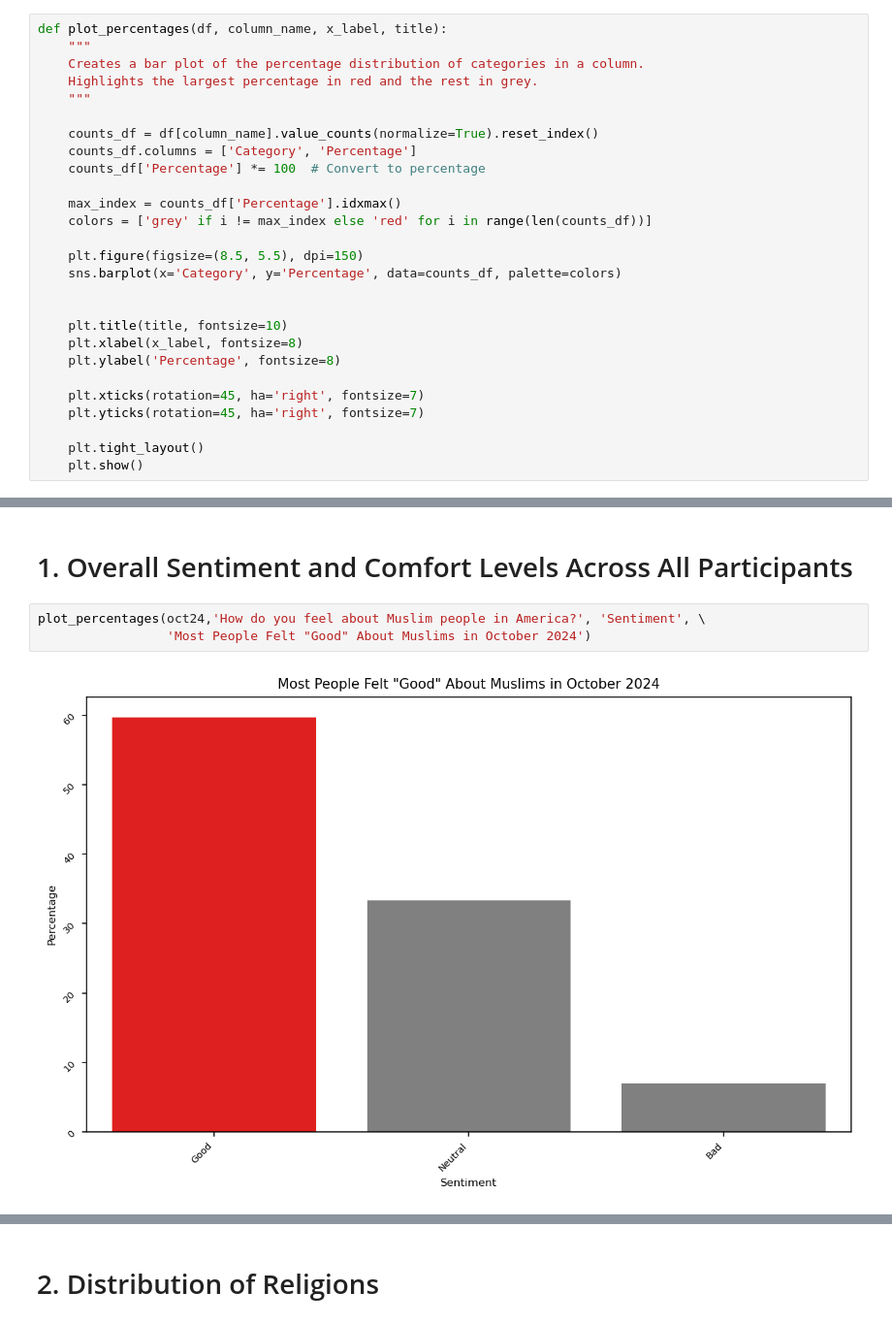
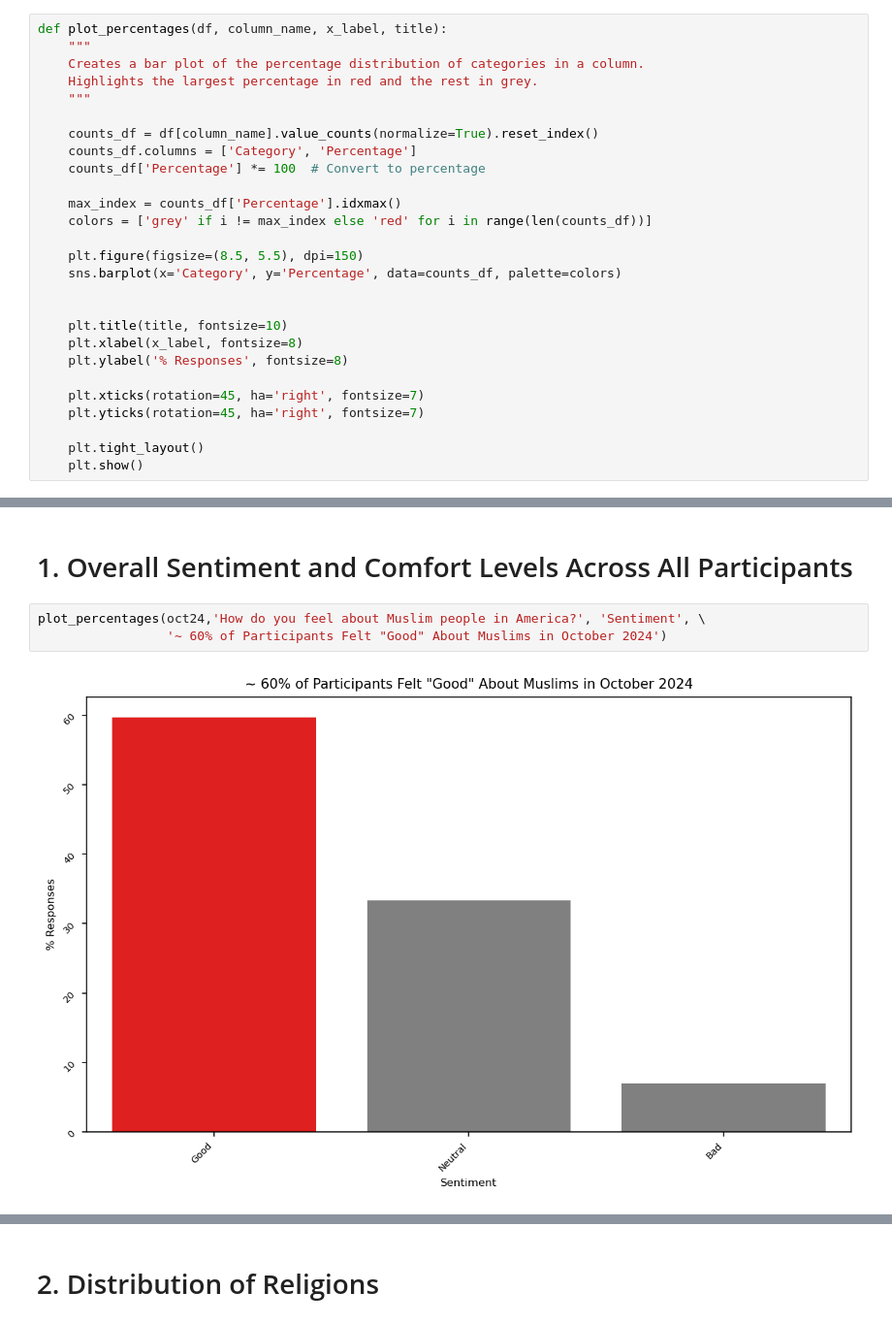
Before and after one commit to manelmahroug/Muslim-Brand-Sentiment, a Jupyter notebook: Brand_sentiment_002_Oct_2024.ipynb, the cells around one changed output, grey strips where cells are left out. Shown at 97% size. Cells and saved outputs as stored; diff of their text form.

```diff
--- a/Brand_sentiment_002_Oct_2024.ipynb
+++ b/Brand_sentiment_002_Oct_2024.ipynb
@@ -142,7 +149,7 @@ def plot_percentages(df, column_name, x_label, title):
 
     plt.title(title, fontsize=10)
     plt.xlabel(x_label, fontsize=8)
-    plt.ylabel('Percentage', fontsize=8)
+    plt.ylabel('% Responses', fontsize=8)
 
     plt.xticks(rotation=45, ha='right', fontsize=7)
     plt.yticks(rotation=45, ha='right', fontsize=7)
@@ -244,8 +251,8 @@ def plot_comfort (df, category_col, comfort_level, title, xlabel, ylabel):
 # 1. Overall Sentiment and Comfort Levels Across All Participants
 # %%
 plot_percentages(oct24,'How do you feel about Muslim people in America?', 'Sentiment', \
-                 'Most People Felt "Good" About Muslims in October 2024')
+                 '~ 60% of Participants Felt "Good" About Muslims in October 2024')
 # %% [output]
-[figure, old version]
+[figure, new version]
 # %%
 plot_percentages(oct24,'How comfortable do you feel interacting with Muslims in your community?', "Comfort Level",\
```
Also changed, not shown: parts of 23 cells of this notebook, 16 other files.
